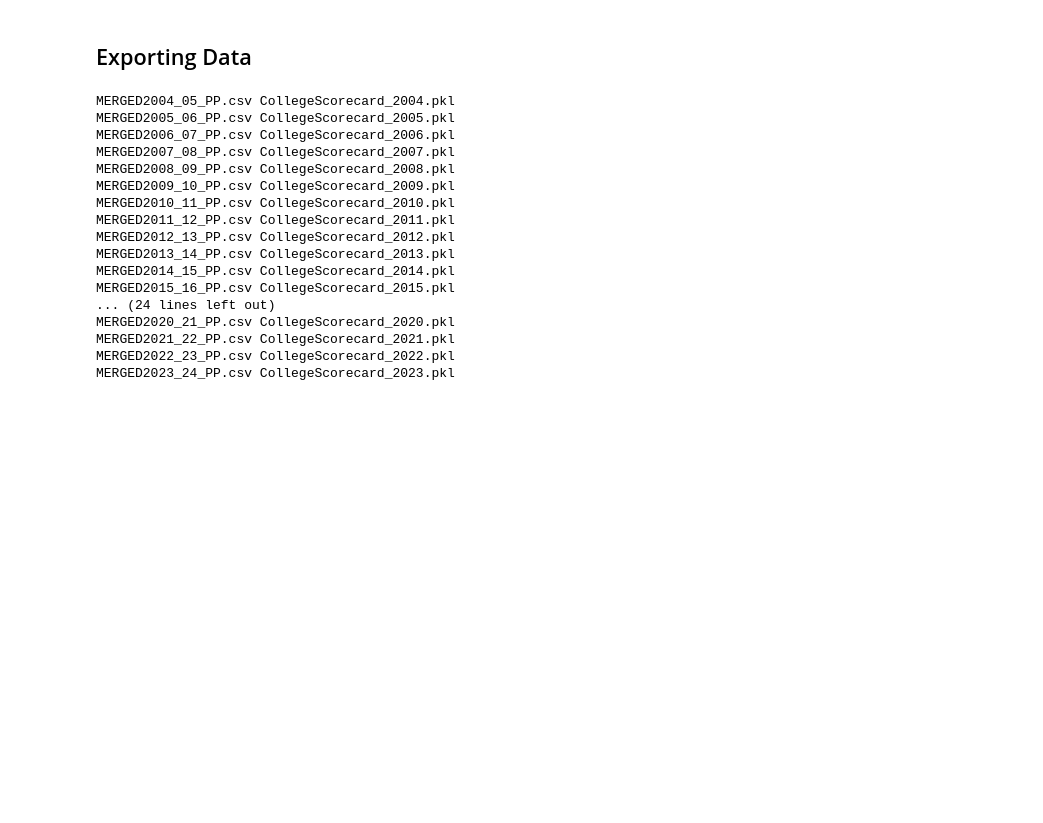
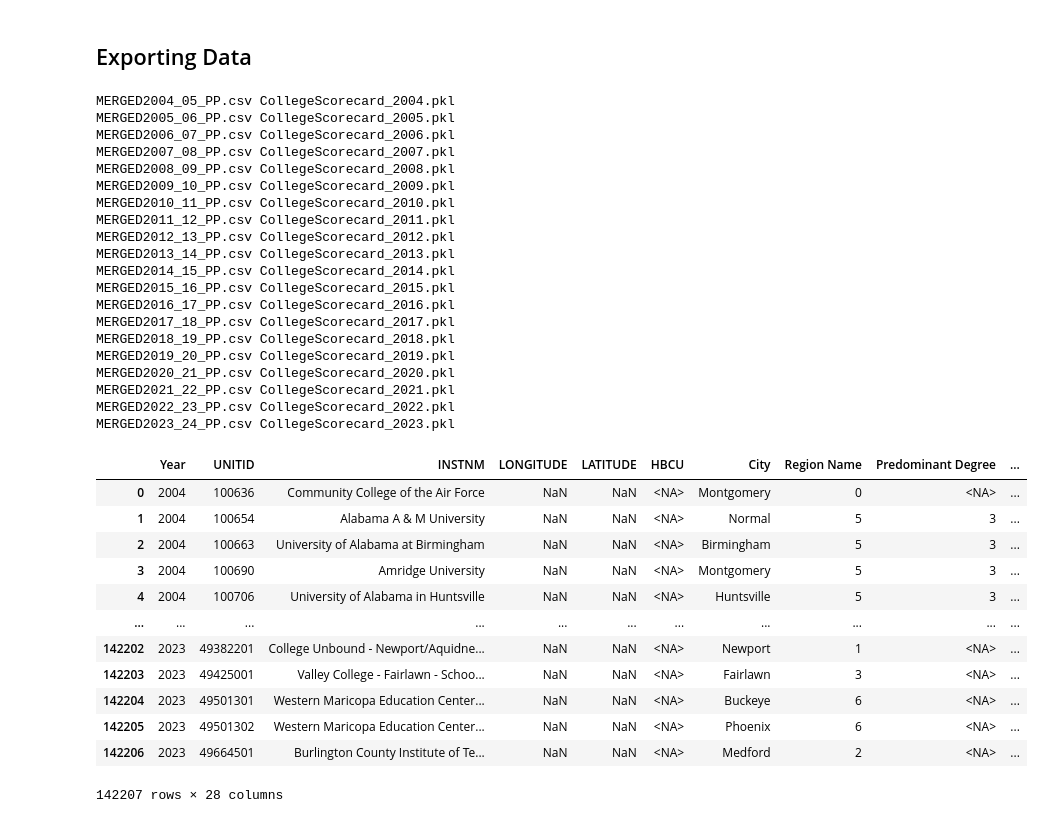
Before and after one commit to jmartinez99-gt/CSE6242-Fall2025-Team42, a Jupyter notebook: preprocessing/CollegeScorecard.ipynb, the cells around one changed output. Cells and saved outputs as stored; diff of their text form; code cells hidden in the pictures; blank space fills up the shorter version.

```diff
--- a/preprocessing/CollegeScorecard.ipynb
+++ b/preprocessing/CollegeScorecard.ipynb
@@ -101,10 +101,6 @@ for yr in range(4, 24):
     df.to_pickle(f'../data/processed/{destination_file}')
     all_years.append(df)
     print(origin_file, destination_file)
-
-merged_df = pd.concat(all_years, ignore_index=True)
-# merged_df.to_csv(f'../data/processed/CollegeScorecard_AllYears.csv', index=False)
-merged_df.to_pickle(f'../data/processed/CollegeScorecard_AllYears.pkl')
 # %% [output]
 MERGED2004_05_PP.csv CollegeScorecard_2004.pkl
 MERGED2005_06_PP.csv CollegeScorecard_2005.pkl
@@ -118,7 +114,10 @@ MERGED2012_13_PP.csv CollegeScorecard_2012.pkl
 MERGED2013_14_PP.csv CollegeScorecard_2013.pkl
 MERGED2014_15_PP.csv CollegeScorecard_2014.pkl
 MERGED2015_16_PP.csv CollegeScorecard_2015.pkl
-... (24 lines left out)
+MERGED2016_17_PP.csv CollegeScorecard_2016.pkl
+MERGED2017_18_PP.csv CollegeScorecard_2017.pkl
+MERGED2018_19_PP.csv CollegeScorecard_2018.pkl
+MERGED2019_20_PP.csv CollegeScorecard_2019.pkl
 MERGED2020_21_PP.csv CollegeScorecard_2020.pkl
 MERGED2021_22_PP.csv CollegeScorecard_2021.pkl
 MERGED2022_23_PP.csv CollegeScorecard_2022.pkl
@@ -125,0 +127,54 @@ MERGED2023_24_PP.csv CollegeScorecard_2023.pkl
+# %%
+constants = ['Year', 'UNITID', 'INSTNM', 'LONGITUDE', 'LATITUDE', 'HBCU']
+constant_dict = {
+    'CITY': 'City',
+    'REGION': 'Region Name',
+    'SCH_DEG': 'Predominant Degree',
+    'HIGHDEG': 'Highest Degree',
+    'HSI': 'Hispanic Serving College'
+}
+variable_dict = {
+    'ACTENMID': 'Median ACT English',
+    'ACTMTMID': 'Median ACT Math',
+    'ACTWRMID': 'Median ACT Writing',
+    'ACTCMMID': 'Median ACT Score',
+    'SAT_AVG': 'Average SAT Score',
+    'CONTROL_PEPS': 'School Type',
+    'TUITIONFEE_IN': 'In-State Tuition',
+    'TUITIONFEE_OUT': 'Out-of-State Tuition',
+    'COSTT4_A': 'Estimated Cost of Attendence',
+    'ADM_RATE': 'Admissions Rate',
+    'AVGFACSAL': 'Average Faculty Salary',
+    'MD_EARN_WNE_P10': 'Median Earnings after 10yrs', #f[test] = pd.to_numeric(df[test], errors='coerce')
+    # 'COUNT_NWNE_P10': 'Number of Students Unemployed after 10yrs', # should adjust to proportion
+    'UG': 'Number of Undergrad Students',
+    'GRADS': 'Number of Grad Students',
+    'STUFACR': 'Student to Faculty Ratio',
+    'ROOMBOARD_OFF': 'Off-Campus Room and Board'
+}
+
+keep_cols = (
+    constants
+    + list(constant_dict.keys())
+    + list(variable_dict.keys())
+)
+merged_df = merged_df[ [col for col in keep_cols if col in merged_df.columns] ]
+rename_map = {}
+rename_map.update(constant_dict)
+rename_map.update(variable_dict)
+merged_df = merged_df.rename(columns=rename_map)
+merged_df
+# %% [output]
+|  | Year | UNITID | INSTNM | LONGITUDE | LATITUDE | HBCU | City | Region Name | Predominant Degree | ... |
+| 0 | 2004 | 100636 | Community College of the Air Force | NaN | NaN | <NA> | Montgomery | 0 | <NA> | ... |
+| 1 | 2004 | 100654 | Alabama A & M University | NaN | NaN | <NA> | Normal | 5 | 3 | ... |
+| 2 | 2004 | 100663 | University of Alabama at Birmingham | NaN | NaN | <NA> | Birmingham | 5 | 3 | ... |
+| 3 | 2004 | 100690 | Amridge University | NaN | NaN | <NA> | Montgomery | 5 | 3 | ... |
+| 4 | 2004 | 100706 | University of Alabama in Huntsville | NaN | NaN | <NA> | Huntsville | 5 | 3 | ... |
+| ... | ... | ... | ... | ... | ... | ... | ... | ... | ... | ... |
+| 142202 | 2023 | 49382201 | College Unbound - Newport/Aquidne... | NaN | NaN | <NA> | Newport | 1 | <NA> | ... |
+| 142203 | 2023 | 49425001 | Valley College - Fairlawn - Schoo... | NaN | NaN | <NA> | Fairlawn | 3 | <NA> | ... |
+| 142204 | 2023 | 49501301 | Western Maricopa Education Center... | NaN | NaN | <NA> | Buckeye | 6 | <NA> | ... |
+| 142205 | 2023 | 49501302 | Western Maricopa Education Center... | NaN | NaN | <NA> | Phoenix | 6 | <NA> | ... |
+| 142206 | 2023 | 49664501 | Burlington County Institute of Te... | NaN | NaN | <NA> | Medford | 2 | <NA> | ... |
+142207 rows × 28 columns
```
Also changed, not shown: parts of 7 cells of this notebook, 4 other files.
